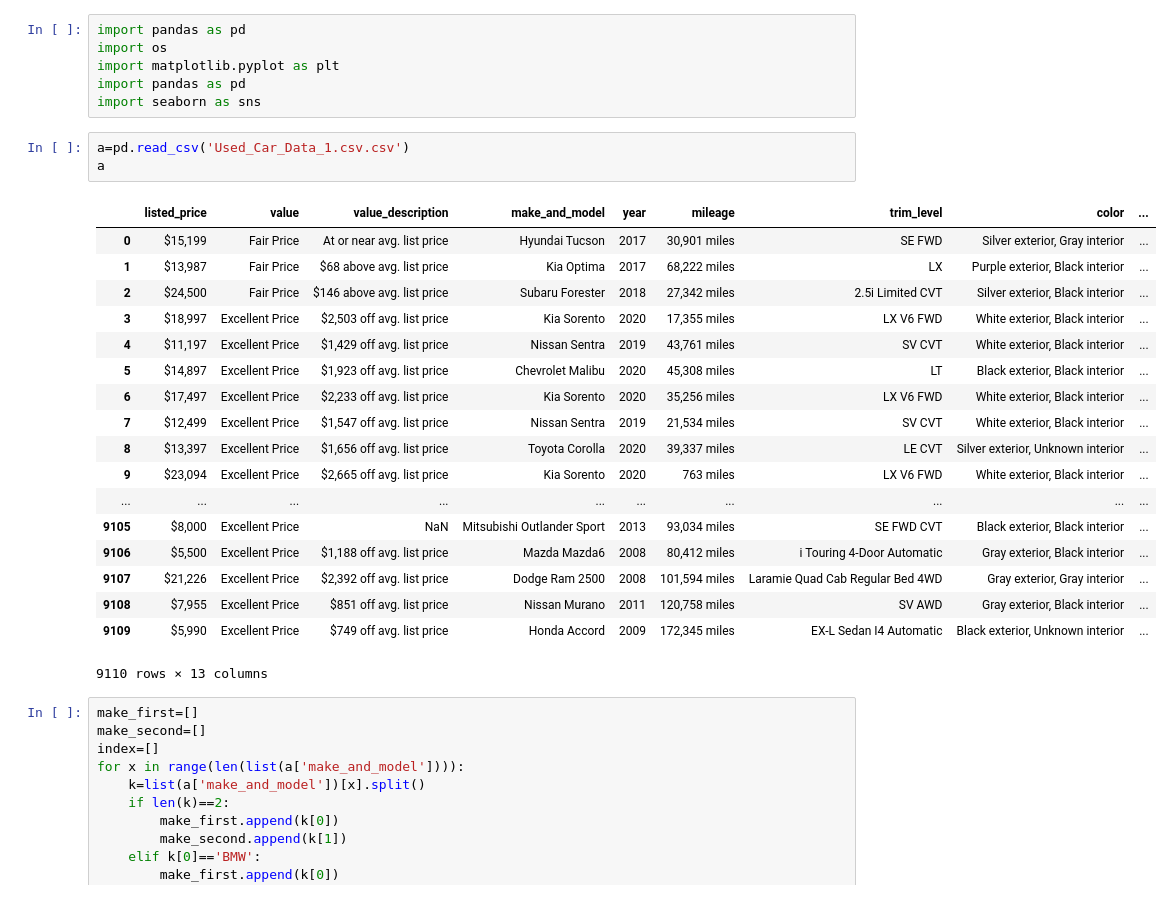
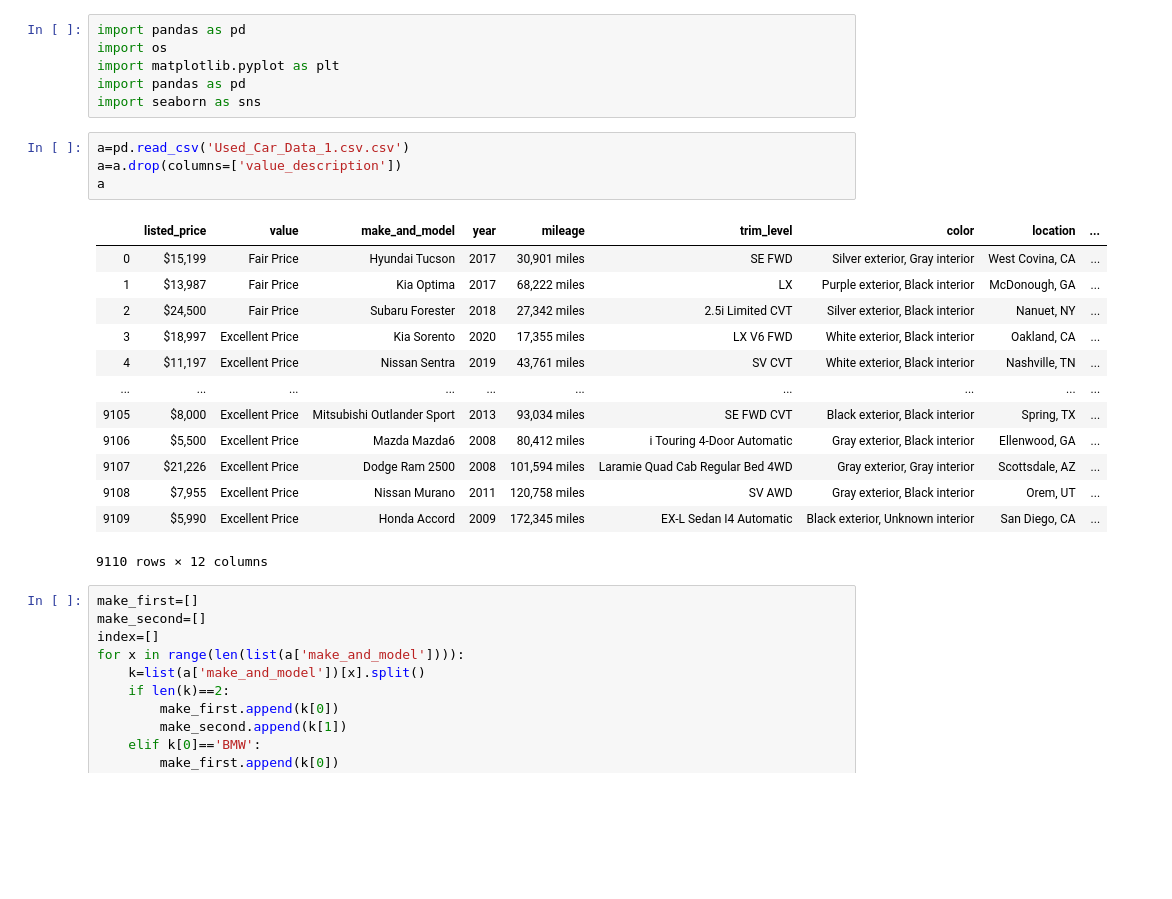
Before and after one commit to kelly022/ORIE-4741-FALL-2020-PROJECT, a Jupyter notebook: Model_Feature_Selection_Preliminary_Model_Fitting.ipynb, the cells around one changed output. Cells and saved outputs as stored; diff of their text form; blank space fills up the shorter version.

```diff
--- a/Model_Feature_Selection_Preliminary_Model_Fitting.ipynb
+++ b/Model_Feature_Selection_Preliminary_Model_Fitting.ipynb
@@ -6,26 +6,22 @@ import pandas as pd
 import seaborn as sns
 # %%
 a=pd.read_csv('Used_Car_Data_1.csv.csv')
+a=a.drop(columns=['value_description'])
 a
 # %% [output]
-|  | listed_price | value | value_description | make_and_model | year | mileage | trim_level | color | ... |
-| 0 | $15,199 | Fair Price | At or near avg. list price | Hyundai Tucson | 2017 | 30,901 miles | SE FWD | Silver exterior, Gray interior | ... |
-| 1 | $13,987 | Fair Price | $68 above avg. list price | Kia Optima | 2017 | 68,222 miles | LX | Purple exterior, Black interior | ... |
-| 2 | $24,500 | Fair Price | $146 above avg. list price | Subaru Forester | 2018 | 27,342 miles | 2.5i Limited CVT | Silver exterior, Black interior | ... |
-| 3 | $18,997 | Excellent Price | $2,503 off avg. list price | Kia Sorento | 2020 | 17,355 miles | LX V6 FWD | White exterior, Black interior | ... |
-| 4 | $11,197 | Excellent Price | $1,429 off avg. list price | Nissan Sentra | 2019 | 43,761 miles | SV CVT | White exterior, Black interior | ... |
-| 5 | $14,897 | Excellent Price | $1,923 off avg. list price | Chevrolet Malibu | 2020 | 45,308 miles | LT | Black exterior, Black interior | ... |
-| 6 | $17,497 | Excellent Price | $2,233 off avg. list price | Kia Sorento | 2020 | 35,256 miles | LX V6 FWD | White exterior, Black interior | ... |
-| 7 | $12,499 | Excellent Price | $1,547 off avg. list price | Nissan Sentra | 2019 | 21,534 miles | SV CVT | White exterior, Black interior | ... |
-| 8 | $13,397 | Excellent Price | $1,656 off avg. list price | Toyota Corolla | 2020 | 39,337 miles | LE CVT | Silver exterior, Unknown interior | ... |
-| 9 | $23,094 | Excellent Price | $2,665 off avg. list price | Kia Sorento | 2020 | 763 miles | LX V6 FWD | White exterior, Black interior | ... |
+|  | listed_price | value | make_and_model | year | mileage | trim_level | color | location | ... |
+| 0 | $15,199 | Fair Price | Hyundai Tucson | 2017 | 30,901 miles | SE FWD | Silver exterior, Gray interior | West Covina, CA | ... |
+| 1 | $13,987 | Fair Price | Kia Optima | 2017 | 68,222 miles | LX | Purple exterior, Black interior | McDonough, GA | ... |
+| 2 | $24,500 | Fair Price | Subaru Forester | 2018 | 27,342 miles | 2.5i Limited CVT | Silver exterior, Black interior | Nanuet, NY | ... |
+| 3 | $18,997 | Excellent Price | Kia Sorento | 2020 | 17,355 miles | LX V6 FWD | White exterior, Black interior | Oakland, CA | ... |
+| 4 | $11,197 | Excellent Price | Nissan Sentra | 2019 | 43,761 miles | SV CVT | White exterior, Black interior | Nashville, TN | ... |
 | ... | ... | ... | ... | ... | ... | ... | ... | ... | ... |
-| 9105 | $8,000 | Excellent Price | NaN | Mitsubishi Outlander Sport | 2013 | 93,034 miles | SE FWD CVT | Black exterior, Black interior | ... |
-| 9106 | $5,500 | Excellent Price | $1,188 off avg. list price | Mazda Mazda6 | 2008 | 80,412 miles | i Touring 4-Door Automatic | Gray exterior, Black interior | ... |
-| 9107 | $21,226 | Excellent Price | $2,392 off avg. list price | Dodge Ram 2500 | 2008 | 101,594 miles | Laramie Quad Cab Regular Bed 4WD | Gray exterior, Gray interior | ... |
-| 9108 | $7,955 | Excellent Price | $851 off avg. list price | Nissan Murano | 2011 | 120,758 miles | SV AWD | Gray exterior, Black interior | ... |
-| 9109 | $5,990 | Excellent Price | $749 off avg. list price | Honda Accord | 2009 | 172,345 miles | EX-L Sedan I4 Automatic | Black exterior, Unknown interior | ... |
+| 9105 | $8,000 | Excellent Price | Mitsubishi Outlander Sport | 2013 | 93,034 miles | SE FWD CVT | Black exterior, Black interior | Spring, TX | ... |
+| 9106 | $5,500 | Excellent Price | Mazda Mazda6 | 2008 | 80,412 miles | i Touring 4-Door Automatic | Gray exterior, Black interior | Ellenwood, GA | ... |
+| 9107 | $21,226 | Excellent Price | Dodge Ram 2500 | 2008 | 101,594 miles | Laramie Quad Cab Regular Bed 4WD | Gray exterior, Gray interior | Scottsdale, AZ | ... |
+| 9108 | $7,955 | Excellent Price | Nissan Murano | 2011 | 120,758 miles | SV AWD | Gray exterior, Black interior | Orem, UT | ... |
+| 9109 | $5,990 | Excellent Price | Honda Accord | 2009 | 172,345 miles | EX-L Sedan I4 Automatic | Black exterior, Unknown interior | San Diego, CA | ... |
-9110 rows × 13 columns
+9110 rows × 12 columns
 # %%
 make_first=[]
 make_second=[]
```
Also changed, not shown: parts of 9 cells of this notebook.
